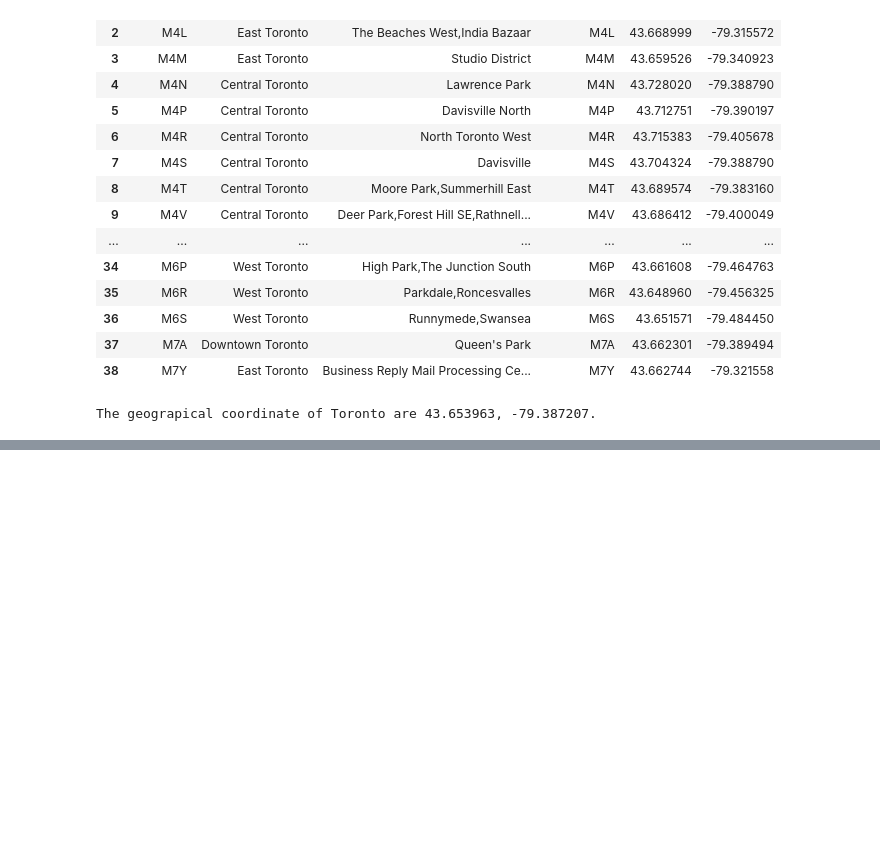
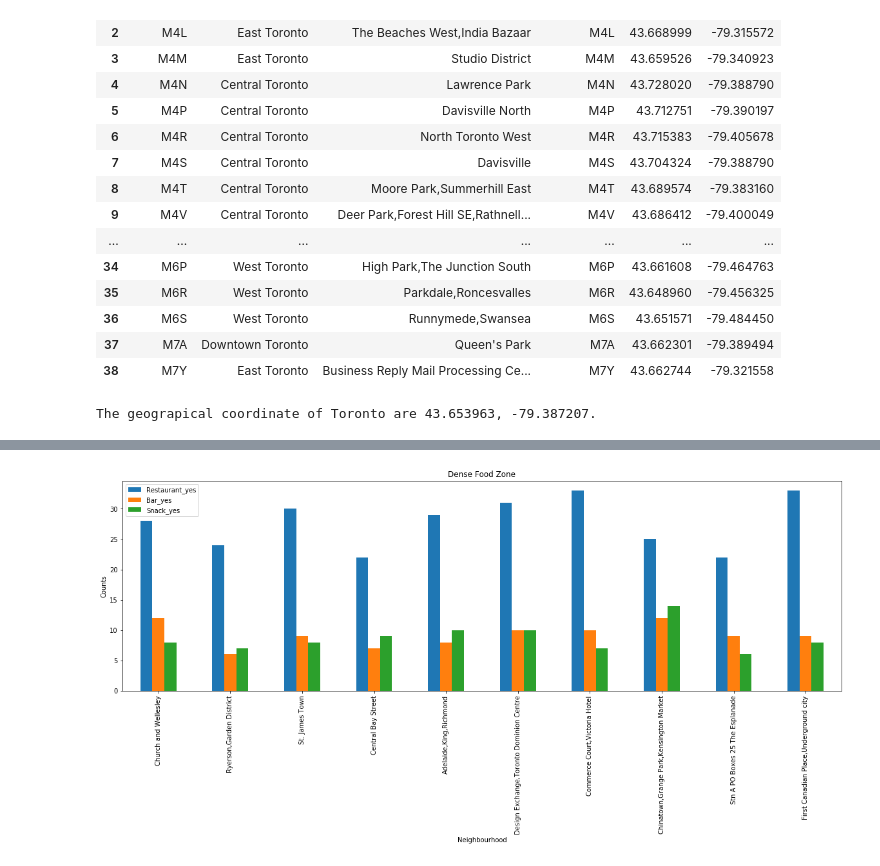
Before and after one commit to Avik-Data/Coursera_Capstone, a Jupyter notebook: Toronto neighborhood Analysis.ipynb, the cells around one changed output, grey strips where cells are left out. Saved outputs shown, nothing was run; the diff lists cells and outputs as text; code cells hidden in the pictures; blank space fills up the shorter version.

```diff
--- a/Toronto neighborhood Analysis.ipynb
+++ b/Toronto neighborhood Analysis.ipynb
@@ -229,0 +970,5 @@ CLIENT_SECRET:LAX2X2AGVTS4WL2XGF1X135UBVHDPJQKHZYQX5QO03OG2ISS
+# %%
+# cluster 2
+#toronto_cluster_2=toronto_merged.loc[toronto_merged['Cluster Labels'] == 1, toronto_merged.columns[[1] + list(range(5, toronto_merged.shape[1]))]]
+toronto_cluster_2=toronto_merged.loc[toronto_merged['Cluster Labels'] == 1, ]
+toronto_cluster_2
@@ -229,0 +1058,8 @@ CLIENT_SECRET:LAX2X2AGVTS4WL2XGF1X135UBVHDPJQKHZYQX5QO03OG2ISS
+# %%
+# plot for 2nd cluster
+toronto_cluster_2.plot(x="Neighbourhood", y=["Restaurant_yes", "Bar_yes", "Snack_yes"], kind="bar",figsize = (20,6)).set(xlabel='Neighbourhood', ylabel='Counts')
+plt.title("Dense Food Zone")
+# Rotate x-labels
+plt.show()
+# %% [output]
+[figure, added]
```
Also changed, not shown: parts of 81 cells of this notebook.
